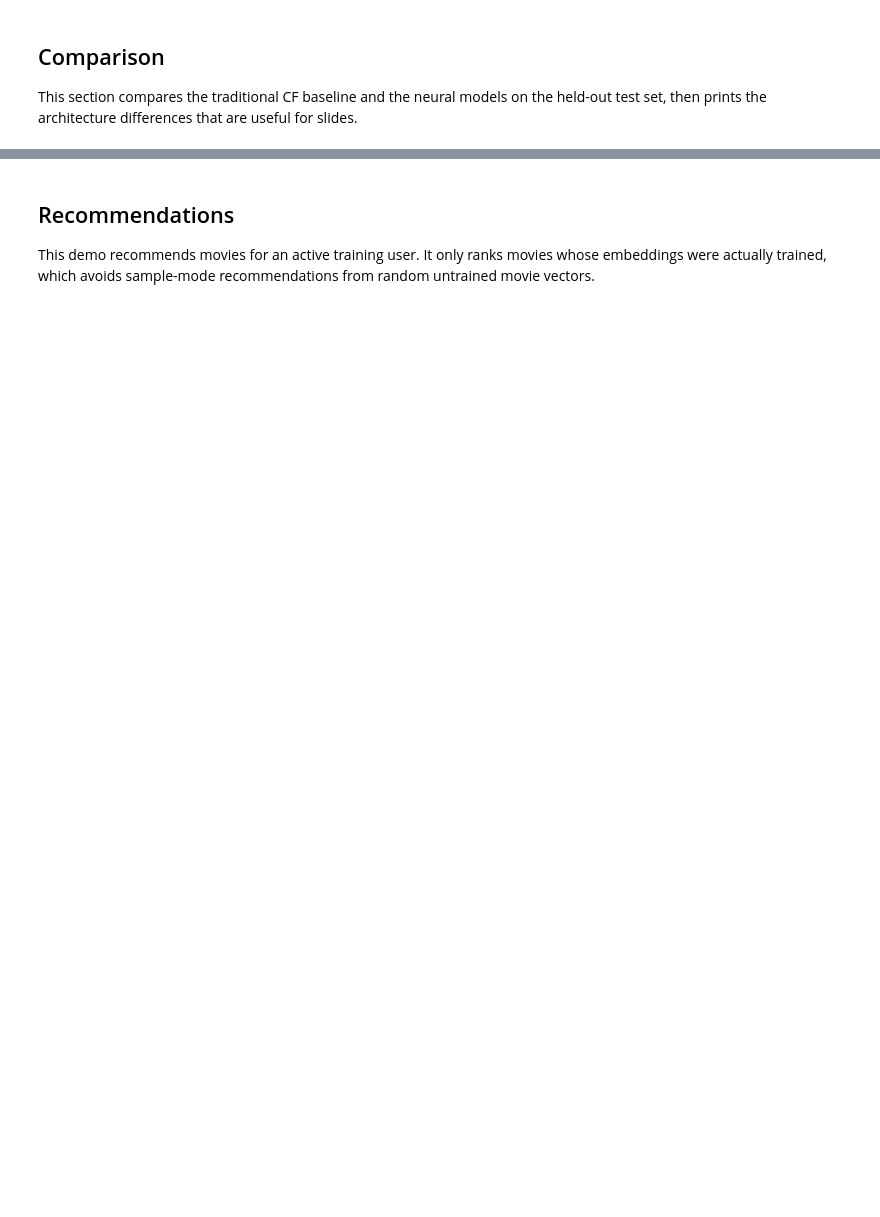
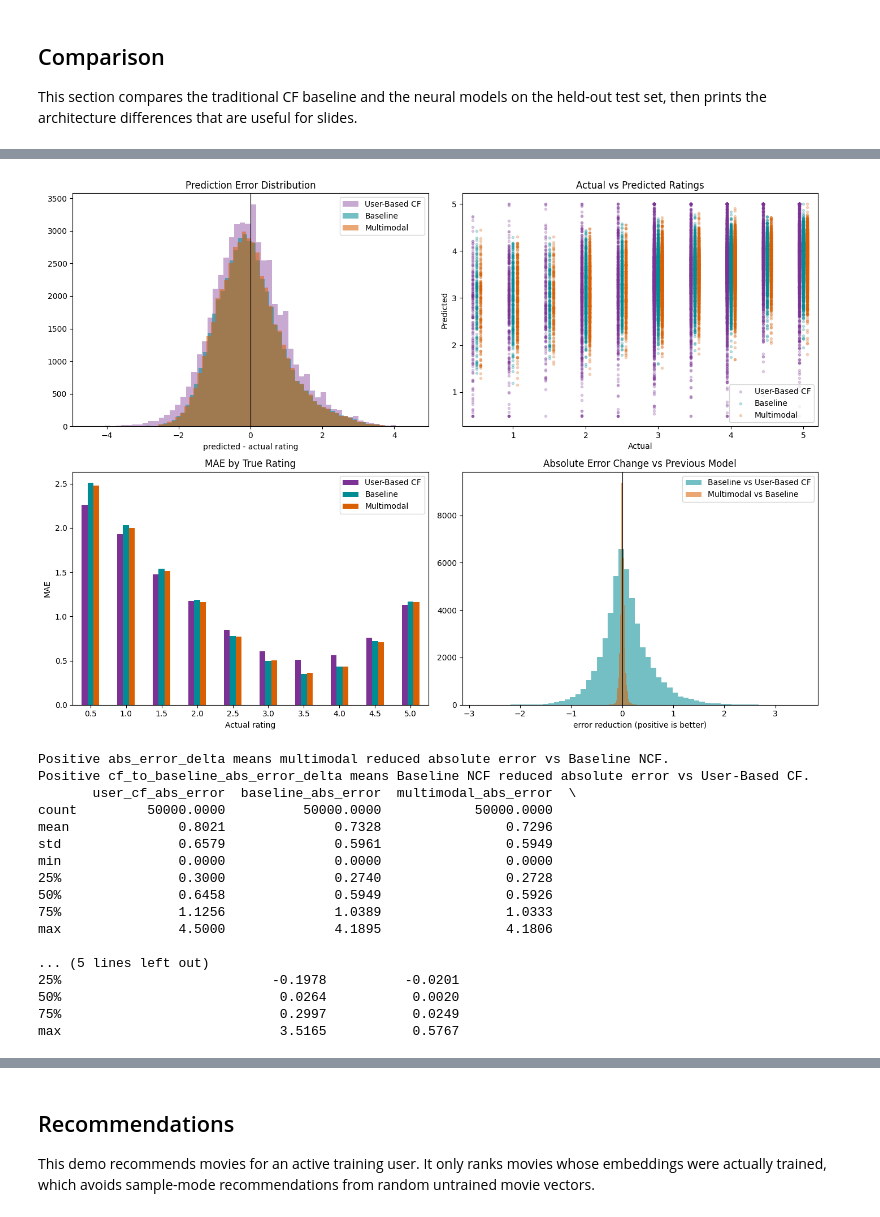
Before and after one commit to MuradIbrahimov/multimodal_movie_recommender, a Jupyter notebook: movie_recommender.ipynb, the cells around one changed output, grey strips where cells are left out. Saved outputs shown, nothing was run; the diff lists cells and outputs as text; code cells hidden in the pictures; blank space fills up the shorter version.

```diff
--- a/movie_recommender.ipynb
+++ b/movie_recommender.ipynb
@@ -922,8 +1089,6 @@ eval_df['baseline_abs_error'] = eval_df['baseline_error'].abs()
 eval_df['multimodal_abs_error'] = eval_df['multimodal_error'].abs()
 eval_df['abs_error_delta'] = eval_df['baseline_abs_error'] - eval_df['multimodal_abs_error']
 eval_df['cf_to_baseline_abs_error_delta'] = eval_df['user_cf_abs_error'] - eval_df['baseline_abs_error']
-eval_df['model_prediction_delta'] = eval_df['multimodal_pred'] - eval_df['baseline_pred']
-eval_df['baseline_vs_cf_delta'] = eval_df['baseline_pred'] - eval_df['user_cf_pred']
 eval_df['poster_available'] = poster_available[eval_df['movie_idx'].values]
 
 user_activity = df.groupby('user_idx').size()
@@ -944,50 +1109,76 @@ def activity_bins(values, labels):
 eval_df['user_activity_bin'] = activity_bins(eval_df['user_activity'], ['low', 'mid-low', 'mid-high', 'high'])
 eval_df['movie_activity_bin'] = activity_bins(eval_df['movie_activity'], ['niche', 'mid-niche', 'mid-popular', 'popular'])
 
+behavior_colors = {
+    'User-Based CF': '#7b3294',
+    'Baseline NCF': '#008c95',
+    'Multimodal NCF': '#d95f02',
+}
+
 fig, axes = plt.subplots(2, 2, figsize=(14, 10))
-axes[0, 0].hist(eval_df['user_cf_error'], bins=60, alpha=0.45, label='User-Based CF', color='slategray')
-axes[0, 0].hist(eval_df['baseline_error'], bins=60, alpha=0.65, label='Baseline', color='steelblue')
-axes[0, 0].hist(eval_df['multimodal_error'], bins=60, alpha=0.65, label='Multimodal', color='coral')
+axes[0, 0].hist(eval_df['user_cf_error'], bins=60, alpha=0.42, label='User-Based CF', color=behavior_colors['User-Based CF'])
+axes[0, 0].hist(eval_df['baseline_error'], bins=60, alpha=0.55, label='Baseline', color=behavior_colors['Baseline NCF'])
+axes[0, 0].hist(eval_df['multimodal_error'], bins=60, alpha=0.55, label='Multimodal', color=behavior_colors['Multimodal NCF'])
 axes[0, 0].axvline(0, color='black', linewidth=0.8)
 axes[0, 0].set_title('Prediction Error Distribution')
 axes[0, 0].set_xlabel('predicted - actual rating')
 axes[0, 0].legend()
 
 sample_plot = eval_df.sample(n=min(12000, len(eval_df)), random_state=SEED)
-axes[0, 1].scatter(sample_plot['actual'], sample_plot['user_cf_pred'], s=8, alpha=0.18, label='User-Based CF', color='slategray')
-axes[0, 1].scatter(sample_plot['actual'], sample_plot['baseline_pred'], s=8, alpha=0.25, label='Baseline', color='steelblue')
-axes[0, 1].scatter(sample_plot['actual'], sample_plot['multimodal_pred'], s=8, alpha=0.25, label='Multimodal', color='coral')
-axes[0, 1].plot([RATING_MIN, RATING_MAX], [RATING_MIN, RATING_MAX], color='black', linewidth=1)
+x_offsets = {'User-Based CF': -0.055, 'Baseline NCF': 0.0, 'Multimodal NCF': 0.055}
+axes[0, 1].scatter(sample_plot['actual'] + x_offsets['User-Based CF'], sample_plot['user_cf_pred'], s=9, alpha=0.22, label='User-Based CF', color=behavior_colors['User-Based CF'])
+axes[0, 1].scatter(sample_plot['actual'] + x_offsets['Baseline NCF'], sample_plot['baseline_pred'], s=9, alpha=0.24, label='Baseline', color=behavior_colors['Baseline NCF'])
+axes[0, 1].scatter(sample_plot['actual'] + x_offsets['Multimodal NCF'], sample_plot['multimodal_pred'], s=9, alpha=0.24, label='Multimodal', color=behavior_colors['Multimodal NCF'])
 axes[0, 1].set_title('Actual vs Predicted Ratings')
 axes[0, 1].set_xlabel('Actual')
 axes[0, 1].set_ylabel('Predicted')
+axes[0, 1].set_xlim(RATING_MIN - 0.2, RATING_MAX + 0.2)
 axes[0, 1].legend()
 
 bucket_mae = eval_df.groupby('rating_bucket', observed=True)[['user_cf_abs_error', 'baseline_abs_error', 'multimodal_abs_error']].mean()
 bucket_mae.rename(columns={
     'user_cf_abs_error': 'User-Based CF',
     'baseline_abs_error': 'Baseline',
     'multimodal_abs_error': 'Multimodal',
 }).plot(
-    kind='bar', ax=axes[1, 0], color=['slategray', 'steelblue', 'coral']
+    kind='bar', ax=axes[1, 0], color=[behavior_colors['User-Based CF'], behavior_colors['Baseline NCF'], behavior_colors['Multimodal NCF']]
 )
 axes[1, 0].set_title('MAE by True Rating')
 axes[1, 0].set_xlabel('Actual rating')
 axes[1, 0].set_ylabel('MAE')
 axes[1, 0].tick_params(axis='x', rotation=0)
 
-axes[1, 1].hist(eval_df['baseline_vs_cf_delta'], bins=60, color='steelblue', alpha=0.55, label='Baseline - CF')
-axes[1, 1].hist(eval_df['model_prediction_delta'], bins=60, color='seagreen', alpha=0.55, label='Multimodal - Baseline')
+axes[1, 1].hist(eval_df['cf_to_baseline_abs_error_delta'], bins=60, color=behavior_colors['Baseline NCF'], alpha=0.55, label='Baseline vs User-Based CF')
+axes[1, 1].hist(eval_df['abs_error_delta'], bins=60, color=behavior_colors['Multimodal NCF'], alpha=0.55, label='Multimodal vs Baseline')
 axes[1, 1].axvline(0, color='black', linewidth=0.8)
-axes[1, 1].set_title('Prediction Shifts Between Models')
-axes[1, 1].set_xlabel('prediction delta')
+axes[1, 1].set_title('Absolute Error Change vs Previous Model')
+axes[1, 1].set_xlabel('error reduction (positive is better)')
 axes[1, 1].legend()
 plt.tight_layout()
 plt.show()
 
 print('Positive abs_error_delta means multimodal reduced absolute error vs Baseline NCF.')
 print('Positive cf_to_baseline_abs_error_delta means Baseline NCF reduced absolute error vs User-Based CF.')
-print(eval_df[['user_cf_abs_error', 'baseline_abs_error', 'multimodal_abs_error', 'cf_to_baseline_abs_error_delta', 'abs_error_delta', 'baseline_vs_cf_delta', 'model_prediction_delta']].describe().round(4))
+print(eval_df[['user_cf_abs_error', 'baseline_abs_error', 'multimodal_abs_error', 'cf_to_baseline_abs_error_delta', 'abs_error_delta']].describe().round(4))
+# %% [output]
+[figure, added]
+Positive abs_error_delta means multimodal reduced absolute error vs Baseline NCF.
+Positive cf_to_baseline_abs_error_delta means Baseline NCF reduced absolute error vs User-Based CF.
+       user_cf_abs_error  baseline_abs_error  multimodal_abs_error  \
+count         50000.0000          50000.0000            50000.0000
+mean              0.8021              0.7328                0.7296
+std               0.6579              0.5961                0.5949
+min               0.0000              0.0000                0.0000
+25%               0.3000              0.2740                0.2728
+50%               0.6458              0.5949                0.5926
+75%               1.1256              1.0389                1.0333
+max               4.5000              4.1895                4.1806
+
+... (5 lines left out)
+25%                           -0.1978          -0.0201
+50%                            0.0264           0.0020
+75%                            0.2997           0.0249
+max                            3.5165           0.5767
 # %%
 def rmse_np(y_true, y_pred):
     return float(np.sqrt(mean_squared_error(y_true, y_pred)))
```
Also changed, not shown: parts of 23 cells of this notebook.
